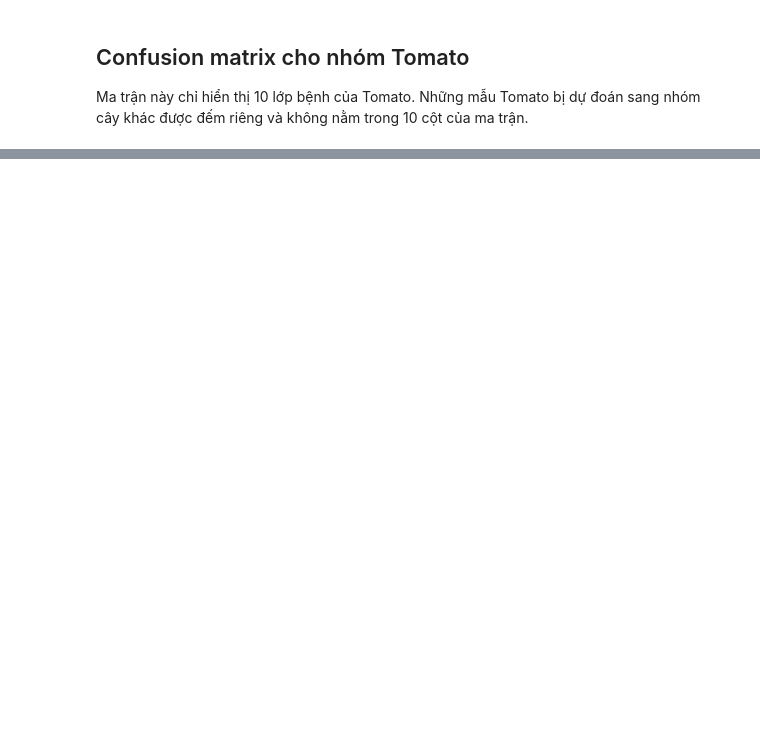
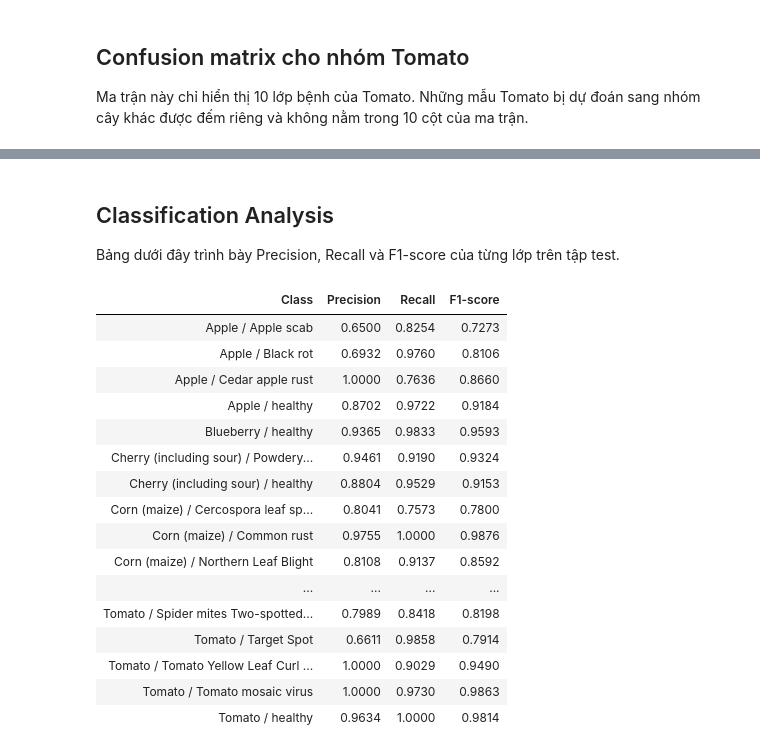
Before and after one commit to hoang3003/plant-disease-classification, a Jupyter notebook: notebooks/04_complex_cnn.ipynb, the cells around one changed output, grey strips where cells are left out. Saved outputs shown, nothing was run; the diff lists cells and outputs as text; code cells hidden in the pictures; blank space fills up the shorter version.

```diff
--- a/notebooks/04_complex_cnn.ipynb
+++ b/notebooks/04_complex_cnn.ipynb
@@ -651,0 +652,73 @@ Dự đoán sang nhóm cây khác: 282
+# %% [markdown]
+## Classification Analysis
+
+Bảng dưới đây trình bày Precision, Recall và F1-score của từng lớp trên tập test.
+# %%
+# Tính các chỉ số riêng cho từng lớp theo đúng thứ tự class_id.
+class_precision, class_recall, class_f1, _ = (
+    precision_recall_fscore_support(
+        all_labels,
+        all_predictions,
+        labels=np.arange(num_classes),
+        average=None,
+        zero_division=0,
+    )
+)
+
+
+def readable_class_name(class_name):
+    """Đổi Apple___Apple_scab thành Apple / Apple scab."""
+    parts = class_name.split("___", maxsplit=1)
+    return " / ".join(
+        part.replace("_", " ").strip() for part in parts
+    )
+
+
+classification_table = pd.DataFrame({
+    "Class": [readable_class_name(name) for name in class_names],
+    "Precision": class_precision,
+    "Recall": class_recall,
+    "F1-score": class_f1,
+})
+
+# Định dạng giống bảng báo cáo: ẩn index và hiển thị 4 chữ số thập phân.
+styled_classification_table = (
+    classification_table.style
+    .format({
+        "Precision": "{:.4f}",
+        "Recall": "{:.4f}",
+        "F1-score": "{:.4f}",
+    })
+    .hide(axis="index")
+    .set_properties(subset=["Class"], **{"text-align": "left"})
+    .set_table_styles([
+        {
+            "selector": "th.col_heading",
+            "props": [("text-align", "center")],
+        },
+        {
+            "selector": "th.col_heading:first-child",
+            "props": [("text-align", "left")],
+        },
+    ])
+)
+
+styled_classification_table
+# %% [output]
+| Class | Precision | Recall | F1-score |
+| Apple / Apple scab | 0.6500 | 0.8254 | 0.7273 |
+| Apple / Black rot | 0.6932 | 0.9760 | 0.8106 |
+| Apple / Cedar apple rust | 1.0000 | 0.7636 | 0.8660 |
+| Apple / healthy | 0.8702 | 0.9722 | 0.9184 |
+| Blueberry / healthy | 0.9365 | 0.9833 | 0.9593 |
+| Cherry (including sour) / Powdery... | 0.9461 | 0.9190 | 0.9324 |
+| Cherry (including sour) / healthy | 0.8804 | 0.9529 | 0.9153 |
+| Corn (maize) / Cercospora leaf sp... | 0.8041 | 0.7573 | 0.7800 |
+| Corn (maize) / Common rust | 0.9755 | 1.0000 | 0.9876 |
+| Corn (maize) / Northern Leaf Blight | 0.8108 | 0.9137 | 0.8592 |
+| ... | ... | ... | ... |
+| Tomato / Spider mites Two-spotted... | 0.7989 | 0.8418 | 0.8198 |
+| Tomato / Target Spot | 0.6611 | 0.9858 | 0.7914 |
+| Tomato / Tomato Yellow Leaf Curl ... | 1.0000 | 0.9029 | 0.9490 |
+| Tomato / Tomato mosaic virus | 1.0000 | 0.9730 | 0.9863 |
+| Tomato / healthy | 0.9634 | 1.0000 | 0.9814 |
```
Also changed, not shown: parts of 4 cells of this notebook.
